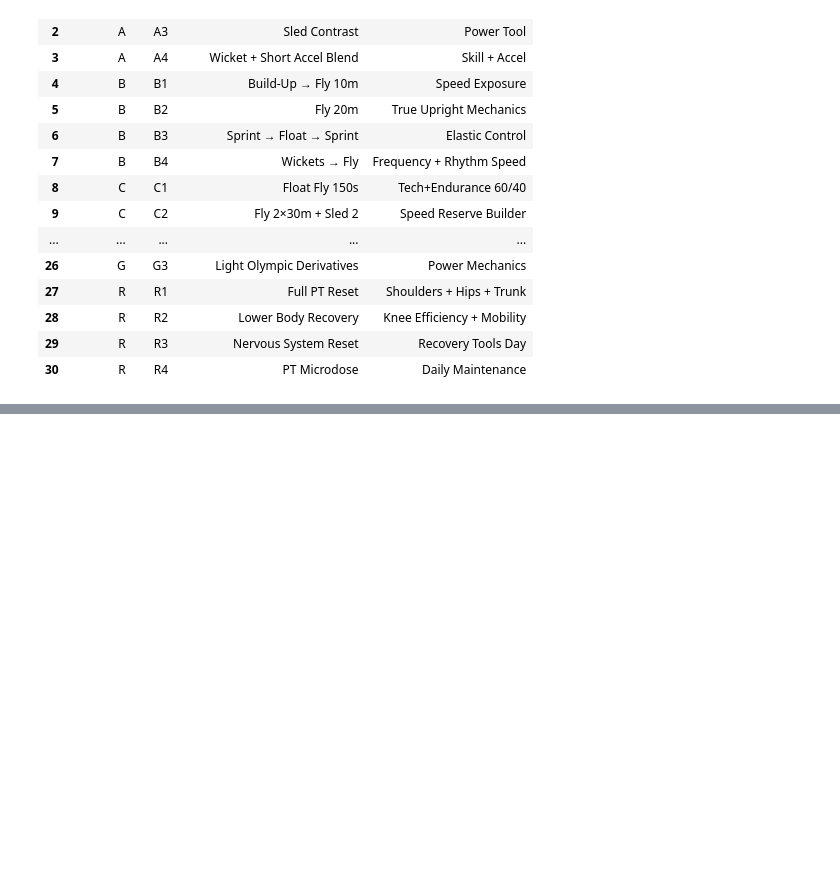
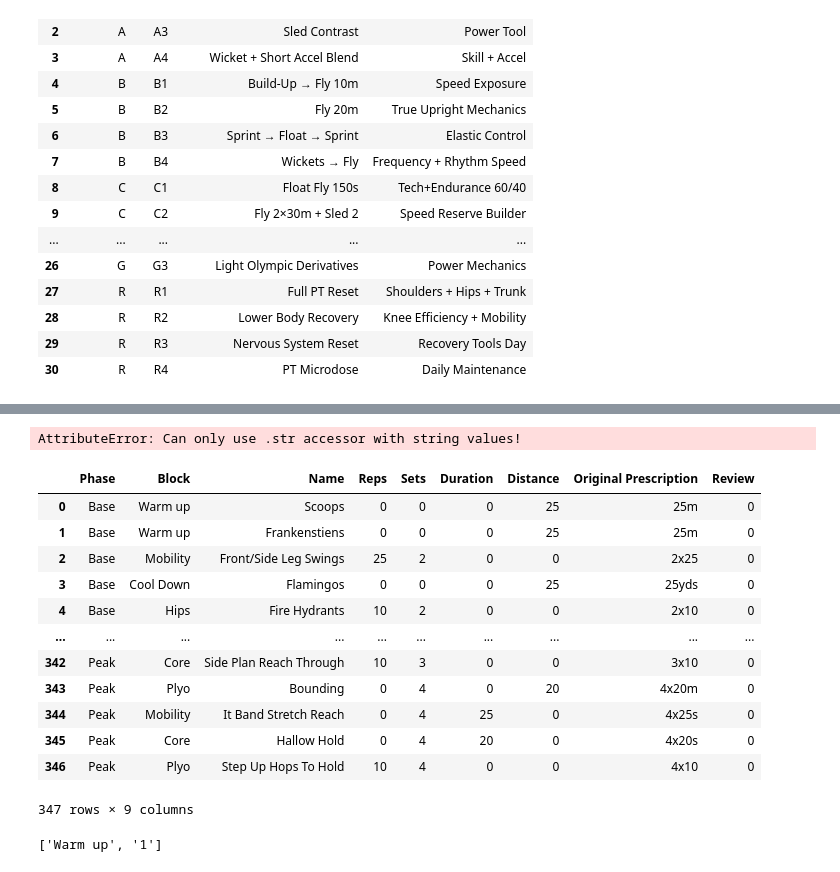
Before and after one commit to hfn13/MoKnowsLife, a Jupyter notebook: MoKnowsLife.ipynb, the cells around one changed output, grey strips where cells are left out. Saved outputs shown, nothing was run; the diff lists cells and outputs as text; code cells hidden in the pictures; blank space fills up the shorter version.

Commit message:
Added workout library

```diff
--- a/MoKnowsLife.ipynb
+++ b/MoKnowsLife.ipynb
@@ -532,0 +659,35 @@ menu_cat_df
+# %%
+import re
+workout_df['Duration'].unique()
+#workout_df['Duration'].str.replace(r'[A-Za-z]', '', regex=True).str.strip().fillna(0).unique()
+
+# def convert_num(x):
+#     if 'min' in x:
+#         y = x.replace('min','').strip()
+#         return int(y) * 60
+#     else:
+#         return x
+
+def convert_num(x):
+    if pd.isna(x):
+        return None
+
+    x = str(x).strip()
+
+    # minutes → convert to seconds
+    if 'min' in x:
+        y = re.sub(r'[^0-9\.]', '', x)   # keep digits + decimal
+        return int(y) * 60
+
+    elif '/' in x:
+        y = x.split('/')
+        y1 = re.sub(r'[^0-9\.]', '', y[0])
+        y2 = re.sub(r'[^0-9\.]', '', y[1])
+        return int(y1) + int(y2)
+    # seconds → strip non-numeric
+    y = re.sub(r'[^0-9\.]', '', x)
+    return int(y)
+
+
+#workout_df['Duration'].apply(convert_num).unique()
+workout_df['Distance'].str.replace(r'[A-Za-z]', '', regex=True).fillna(0).astype(int)
@@ -532,0 +707,26 @@ menu_cat_df
+# %%
+workout_df['Block']= workout_df['Block'].str.replace(r'\s*\d+', '', regex=True).str.replace(r'\(cont\.\)', '', regex=True).str.strip()
+workout_df['Reps'] = workout_df['Reps'].apply(lambda x: int(x))
+workout_df['Sets'] = workout_df['Sets'].apply(lambda x: int(x))
+workout_df['Duration'] = workout_df['Duration'].apply(convert_num)
+workout_df['Distance'] = workout_df['Distance'].str.replace(r'[A-Za-z]', '', regex=True).fillna(0).astype(int)
+
+workout_df
+# %% [output]
+AttributeError: Can only use .str accessor with string values!
+# %%
+workout_df
+# %% [output]
+|  | Phase | Block | Name | Reps | Sets | Duration | Distance | Original Prescription | Review |
+| 0 | Base | Warm up | Scoops | 0 | 0 | 0 | 25 | 25m | 0 |
+| 1 | Base | Warm up | Frankenstiens | 0 | 0 | 0 | 25 | 25m | 0 |
+| 2 | Base | Mobility | Front/Side Leg Swings | 25 | 2 | 0 | 0 | 2x25 | 0 |
+| 3 | Base | Cool Down | Flamingos | 0 | 0 | 0 | 25 | 25yds | 0 |
+| 4 | Base | Hips | Fire Hydrants | 10 | 2 | 0 | 0 | 2x10 | 0 |
+| ... | ... | ... | ... | ... | ... | ... | ... | ... | ... |
+| 342 | Peak | Core | Side Plan Reach Through | 10 | 3 | 0 | 0 | 3x10 | 0 |
+| 343 | Peak | Plyo | Bounding | 0 | 4 | 0 | 20 | 4x20m | 0 |
+| 344 | Peak | Mobility | It Band Stretch Reach | 0 | 4 | 25 | 0 | 4x25s | 0 |
+| 345 | Peak | Core | Hallow Hold | 0 | 4 | 20 | 0 | 4x20s | 0 |
+| 346 | Peak | Plyo | Step Up Hops To Hold | 10 | 4 | 0 | 0 | 4x10 | 0 |
+347 rows × 9 columns
@@ -532,0 +735,5 @@ menu_cat_df
+# %%
+x ='Warm up 1'
+x.rsplit(' ',1)
+# %% [output]
+['Warm up', '1']
```
Also changed, not shown: parts of 18 cells of this notebook, 29 other files.
